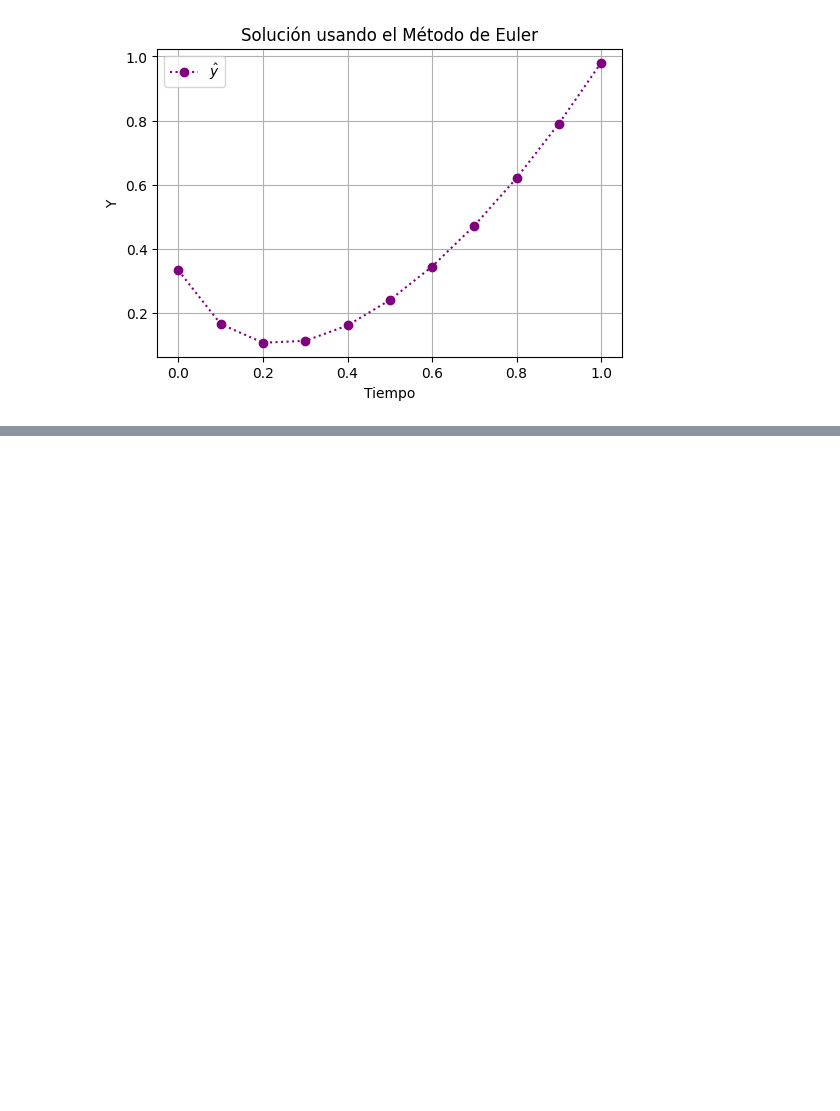
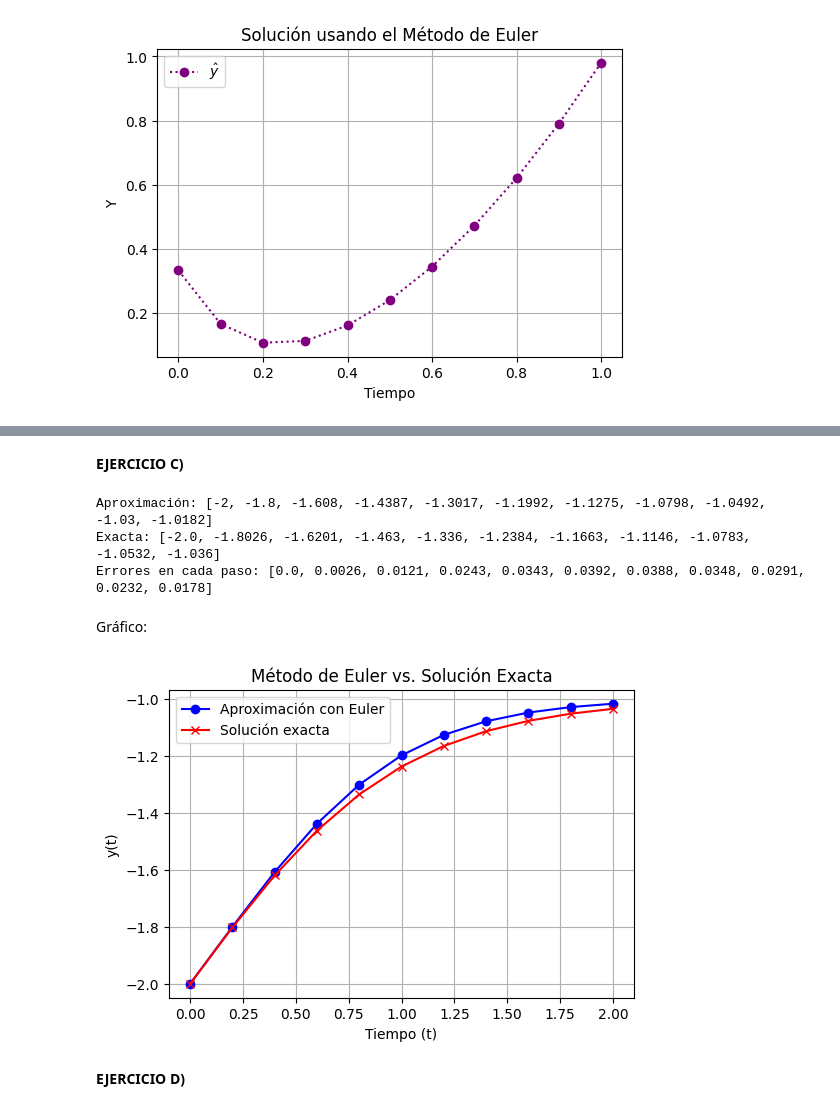
Before and after one commit to SebastianMoralesEpn/Github1.0, a Jupyter notebook: Tareas/[Tarea 12] Ejercicios Unidad 05-A ODE Método de Euler/[Tarea 12] Ejercicios Unidad 05-A ODE Método de Euler - Morales Sebastian.ipynb, the cells around one changed output, grey strips where cells are left out. Saved outputs shown, nothing was run; the diff lists cells and outputs as text; code cells hidden in the pictures; blank space fills up the shorter version.

```diff
--- a/Tareas/[Tarea 12] Ejercicios Unidad 05-A ODE Método de Euler/[Tarea 12] Ejercicios Unidad 05-A ODE Método de Euler - Morales Sebastian.ipynb
+++ b/Tareas/[Tarea 12] Ejercicios Unidad 05-A ODE Método de Euler/[Tarea 12] Ejercicios Unidad 05-A ODE Método de Euler - Morales Sebastian.ipynb
@@ -558,0 +660,52 @@ plot_euler_solution(ts, ys)
+# %% [markdown]
+**EJERCICIO C)**
+# %%
+from math import exp
+
+def euler_method(f, y0, a, b, N):
+    h = (b - a) / N
+    t_values = [round(a + i * h, 4) for i in range(N + 1)]
+    y_values = [y0]
+
+    for i in range(N):
+        y_next = y_values[-1] + h * f(t_values[i], y_values[-1])
+        y_values.append(round(y_next, 4))
+
+    return y_values, t_values, h
+
+f_c = lambda t, y: -(y + 1) * (y + 3)
+f_ex_c = lambda t: -3 + 2 / (1 + exp(-2 * t))
+
+a, b, y0, step_size = 0, 2, -2, 0.2
+N = int((b - a) / step_size)
+
+ys, ts, h = euler_method(f_c, y0, a, b, N)
+ys_exact = [round(f_ex_c(t), 4) for t in ts]
+errors = [round(abs(ys_exact[i] - ys[i]), 4) for i in range(len(ts))]
+
+print("Aproximación:", ys)
+print("Exacta:", ys_exact)
+print("Errores en cada paso:", errors)
+# %% [output]
+Aproximación: [-2, -1.8, -1.608, -1.4387, -1.3017, -1.1992, -1.1275, -1.0798, -1.0492, -1.03, -1.0182]
+Exacta: [-2.0, -1.8026, -1.6201, -1.463, -1.336, -1.2384, -1.1663, -1.1146, -1.0783, -1.0532, -1.036]
+Errores en cada paso: [0.0, 0.0026, 0.0121, 0.0243, 0.0343, 0.0392, 0.0388, 0.0348, 0.0291, 0.0232, 0.0178]
+# %% [markdown]
+Gráfico:
+# %%
+def plot_euler_vs_exact(t_values, y_approx, y_exact):
+    plt.figure(figsize=(6, 4))
+    plt.plot(t_values, y_approx, 'o-', color="blue", label='Aproximación con Euler')
+    plt.plot(t_values, y_exact, 'x-', color="red", label='Solución exacta')
+    plt.xlabel('Tiempo (t)')
+    plt.ylabel('y(t)')
+    plt.title("Método de Euler vs. Solución Exacta")
+    plt.legend()
+    plt.grid(True)
+    plt.show()
+
+plot_euler_vs_exact(ts, ys, ys_exact)
+# %% [output]
+[figure, added]
+# %% [markdown]
+**EJERCICIO D)**
```
Also changed, not shown: parts of 29 cells of this notebook.
